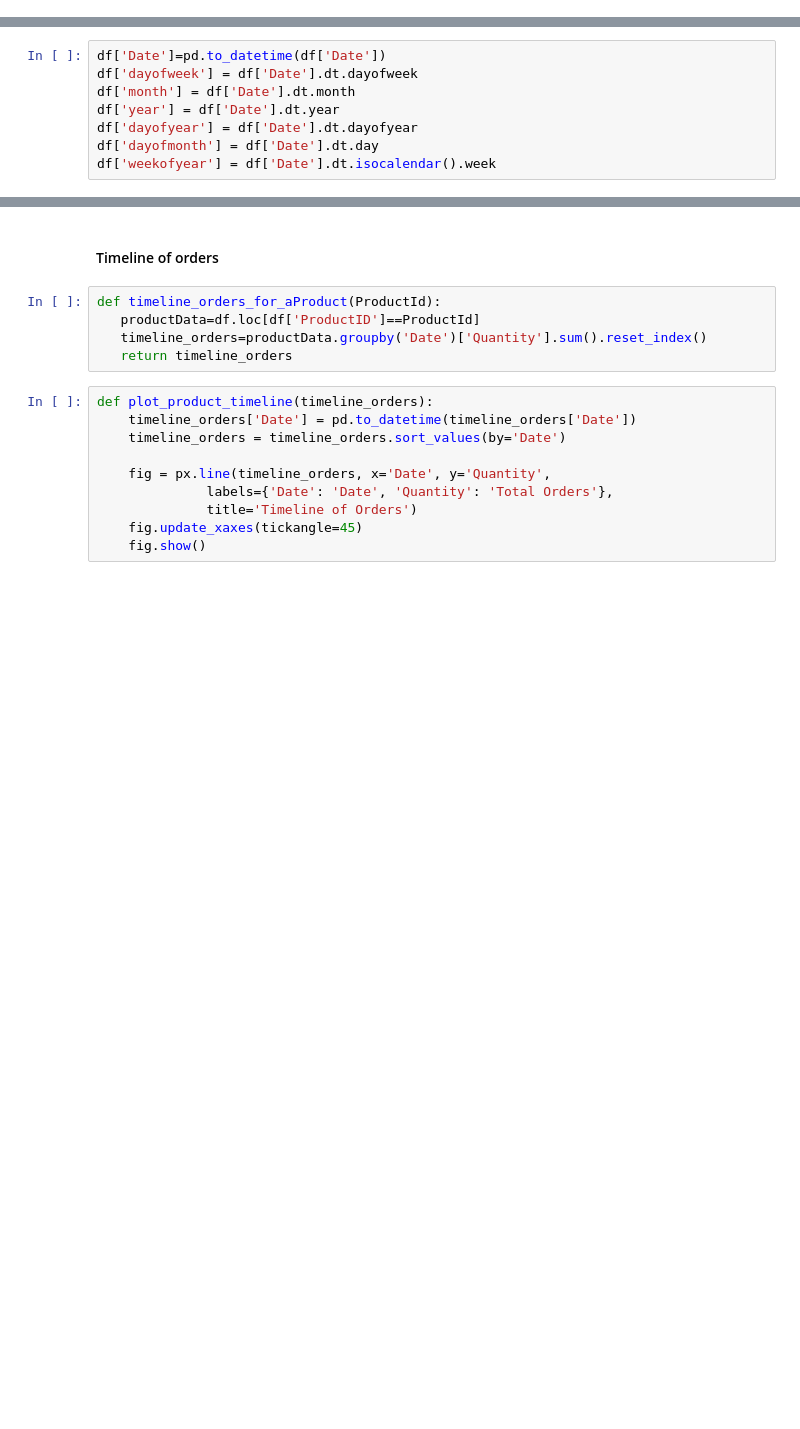
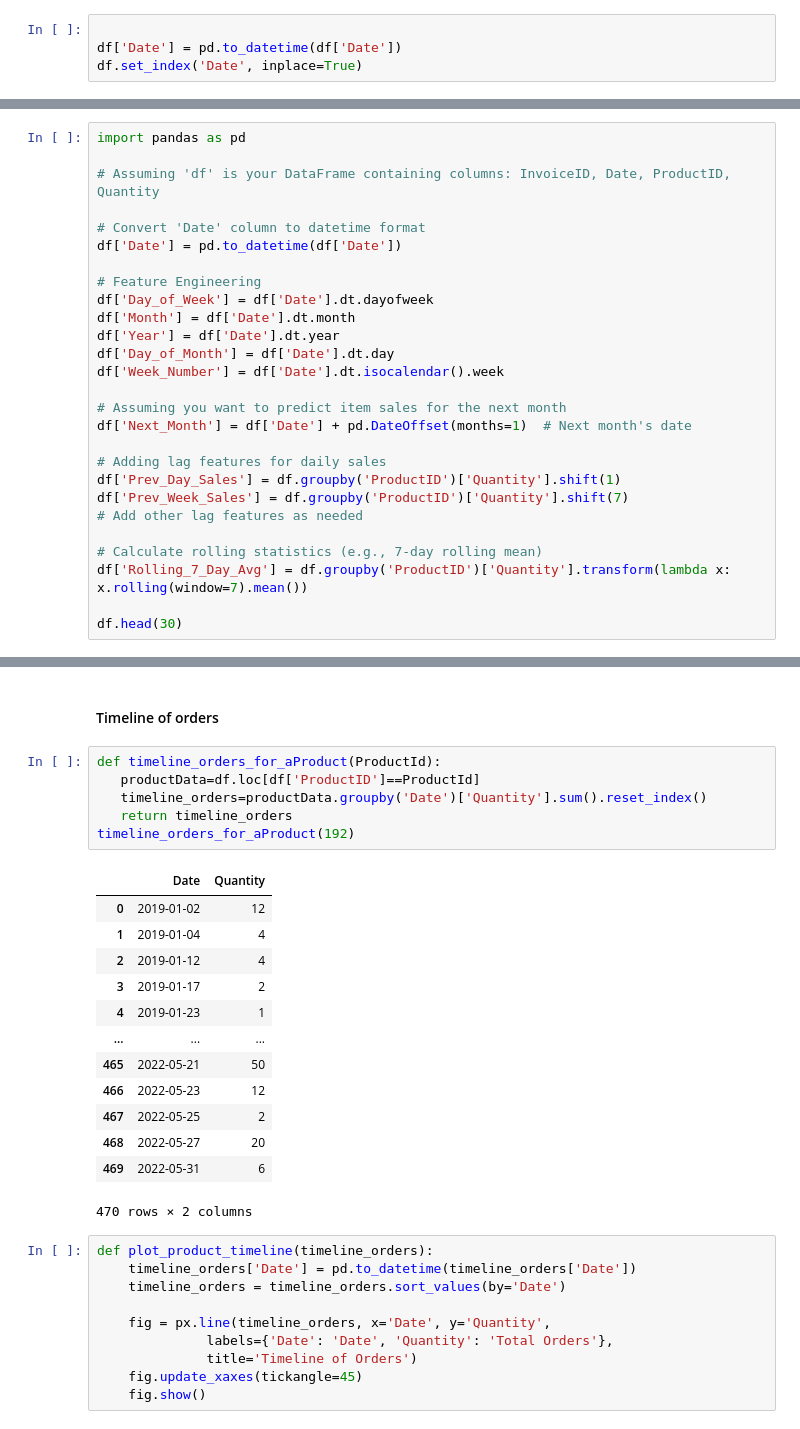
Before and after one commit to AsmaAbusaa/AIRetailOptimization, a Jupyter notebook: AssocitationRuleLearning.ipynb, the cells around one changed output, grey strips where cells are left out. Cells and saved outputs as stored; diff of their text form; blank space fills up the shorter version.

Commit message:
modify item prediction

```diff
--- a/AssocitationRuleLearning.ipynb
+++ b/AssocitationRuleLearning.ipynb
@@ -39,2 +51,6 @@ df.head()
+# %%
+
+df['Date'] = pd.to_datetime(df['Date'])
+df.set_index('Date', inplace=True)
 # %% [markdown]
 ### Data Cleaning
@@ -68,0 +85,27 @@ df.sort_values("Quantity")
+# %%
+import pandas as pd
+
+# Assuming 'df' is your DataFrame containing columns: InvoiceID, Date, ProductID, Quantity
+
+# Convert 'Date' column to datetime format
+df['Date'] = pd.to_datetime(df['Date'])
+
+# Feature Engineering
+df['Day_of_Week'] = df['Date'].dt.dayofweek
+df['Month'] = df['Date'].dt.month
+df['Year'] = df['Date'].dt.year
+df['Day_of_Month'] = df['Date'].dt.day
+df['Week_Number'] = df['Date'].dt.isocalendar().week
+
+# Assuming you want to predict item sales for the next month
+df['Next_Month'] = df['Date'] + pd.DateOffset(months=1)  # Next month's date
+
+# Adding lag features for daily sales
+df['Prev_Day_Sales'] = df.groupby('ProductID')['Quantity'].shift(1)
+df['Prev_Week_Sales'] = df.groupby('ProductID')['Quantity'].shift(7)
+# Add other lag features as needed
+
+# Calculate rolling statistics (e.g., 7-day rolling mean)
+df['Rolling_7_Day_Avg'] = df.groupby('ProductID')['Quantity'].transform(lambda x: x.rolling(window=7).mean())
+
+df.head(30)
@@ -104,8 +178,0 @@ memory usage: 1.1+ MB
-# %%
-df['Date']=pd.to_datetime(df['Date'])
-df['dayofweek'] = df['Date'].dt.dayofweek
-df['month'] = df['Date'].dt.month
-df['year'] = df['Date'].dt.year
-df['dayofyear'] = df['Date'].dt.dayofyear
-df['dayofmonth'] = df['Date'].dt.day
-df['weekofyear'] = df['Date'].dt.isocalendar().week
@@ -137,8 +183,23 @@ dtype: object
 # %%
 def timeline_orders_for_aProduct(ProductId):
    productData=df.loc[df['ProductID']==ProductId]
    timeline_orders=productData.groupby('Date')['Quantity'].sum().reset_index()
    return timeline_orders
+timeline_orders_for_aProduct(192)
+# %% [output]
+|  | Date | Quantity |
+| 0 | 2019-01-02 | 12 |
+| 1 | 2019-01-04 | 4 |
+| 2 | 2019-01-12 | 4 |
+| 3 | 2019-01-17 | 2 |
+| 4 | 2019-01-23 | 1 |
+| ... | ... | ... |
+| 465 | 2022-05-21 | 50 |
+| 466 | 2022-05-23 | 12 |
+| 467 | 2022-05-25 | 2 |
+| 468 | 2022-05-27 | 20 |
+| 469 | 2022-05-31 | 6 |
+470 rows × 2 columns
 # %%
 def plot_product_timeline(timeline_orders):
     timeline_orders['Date'] = pd.to_datetime(timeline_orders['Date'])
```
Also changed, not shown: parts of 22 cells of this notebook.
